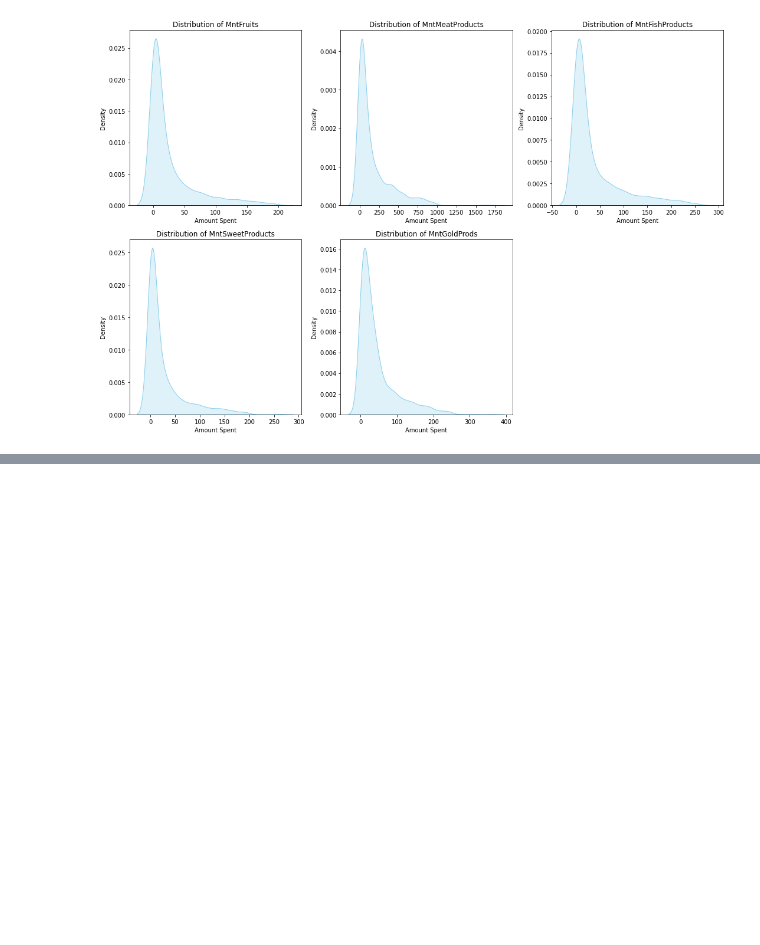
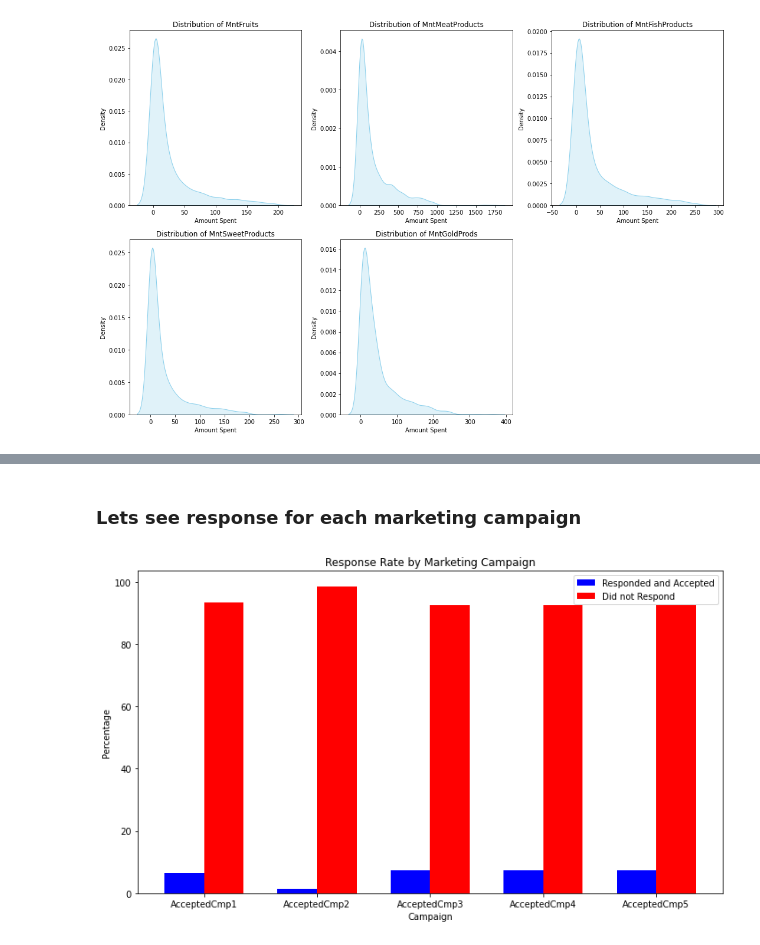
Before and after one commit to AmarKothare/HV_Retail_sales, a Jupyter notebook: EDA.ipynb, the cells around one changed output, grey strips where cells are left out. Saved outputs shown, nothing was run; the diff lists cells and outputs as text; code cells hidden in the pictures; blank space fills up the shorter version.

```diff
--- a/EDA.ipynb
+++ b/EDA.ipynb
@@ -551,0 +578,28 @@ plt.show()
+# %% [markdown]
+### Lets see response for each marketing campaign
+# %%
+# Select columns for marketing campaigns
+campaign_columns = ['AcceptedCmp1', 'AcceptedCmp2', 'AcceptedCmp3', 'AcceptedCmp4', 'AcceptedCmp5']
+
+# Calculate the response rate for each campaign
+response_rates = (data[campaign_columns].mean() * 100).round(2)
+
+# Calculate the percentage of customers who responded and accepted the offer
+responded = data[campaign_columns].sum() / len(data) * 100
+not_responded = 100 - responded
+
+# Create a grouped bar plot
+plt.figure(figsize=(10, 6))
+bar_width = 0.35
+index = range(len(campaign_columns))
+plt.bar(index, responded, bar_width, label='Responded and Accepted', color='b')
+plt.bar([i + bar_width for i in index], not_responded, bar_width, label='Did not Respond', color='r')
+plt.xlabel('Campaign')
+plt.ylabel('Percentage')
+plt.title('Response Rate by Marketing Campaign')
+plt.xticks([i + bar_width / 2 for i in index], campaign_columns)
+plt.legend()
+plt.tight_layout()
+plt.show()
+# %% [output]
+[figure, added]
```
Also changed, not shown: parts of 17 cells of this notebook.
